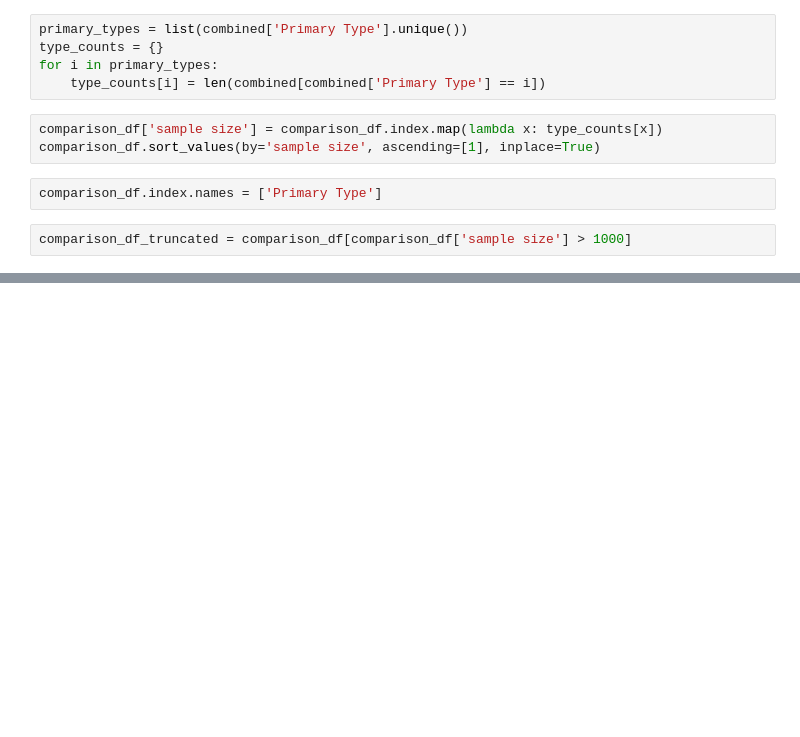
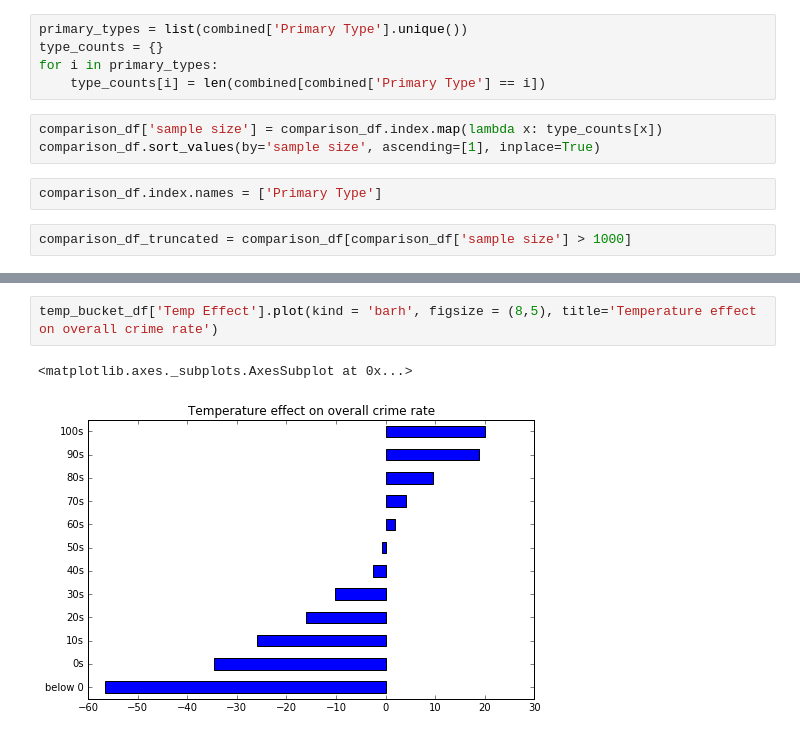
Before and after one commit to scottmarler/ChicagoWeatherCrime, a Jupyter notebook: Chicago_Crime_and_Weather_Analysis.ipynb, the cells around one changed output, grey strips where cells are left out. Cells and saved outputs as stored; diff of their text form; blank space fills up the shorter version.

```diff
--- a/Chicago_Crime_and_Weather_Analysis.ipynb
+++ b/Chicago_Crime_and_Weather_Analysis.ipynb
@@ -132,0 +276,5 @@ comparison_df_truncated[columns].plot(kind='barh', figsize=(12,20),
+# %%
+temp_bucket_df['Temp Effect'].plot(kind = 'barh', figsize = (8,5), title='Temperature effect on overall crime rate')
+# %% [output]
+<matplotlib.axes._subplots.AxesSubplot at 0x...>
+[figure, added]
```
Also changed, not shown: parts of 29 cells of this notebook.
